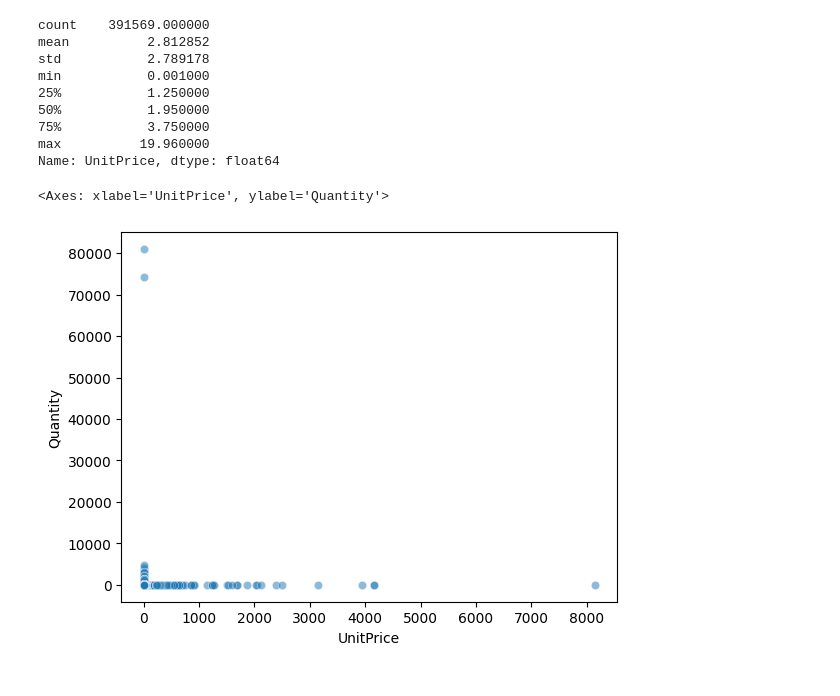
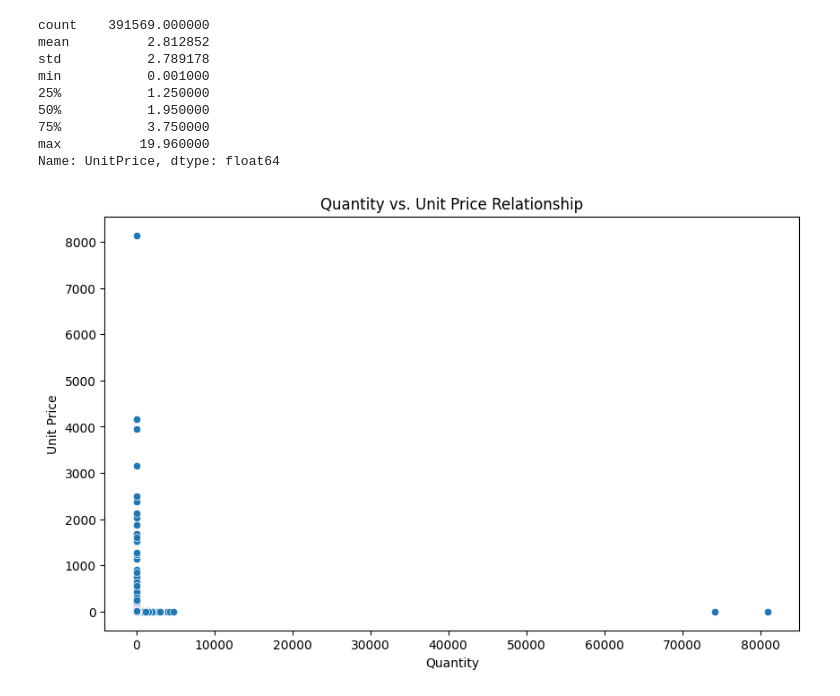
Before and after one commit to shsaniya04/Data-Analysis-with-Python, a Jupyter notebook: 12_Pandas_Practice_Project.ipynb, the cells around one changed output. Saved outputs shown, nothing was run; the diff lists cells and outputs as text; code cells hidden in the pictures.

```diff
--- a/12_Pandas_Practice_Project.ipynb
+++ b/12_Pandas_Practice_Project.ipynb
@@ -549,7 +549,11 @@ min           0.001000
 max          19.960000
 Name: UnitPrice, dtype: float64
 # %%
-sns.scatterplot(x = df.UnitPrice, y = df.Quantity, alpha = 0.5)
+plt.figure(figsize = (10, 6))
+sns.scatterplot(x = df.Quantity, y = df.UnitPrice)
+plt.title("Quantity vs. Unit Price Relationship")
+plt.xlabel("Quantity")
+plt.ylabel("Unit Price")
+plt.show();
 # %% [output]
-<Axes: xlabel='UnitPrice', ylabel='Quantity'>
-[figure, old version]
+[figure, new version]
```
Also changed, not shown: parts of 8 cells of this notebook, 3 other files.
